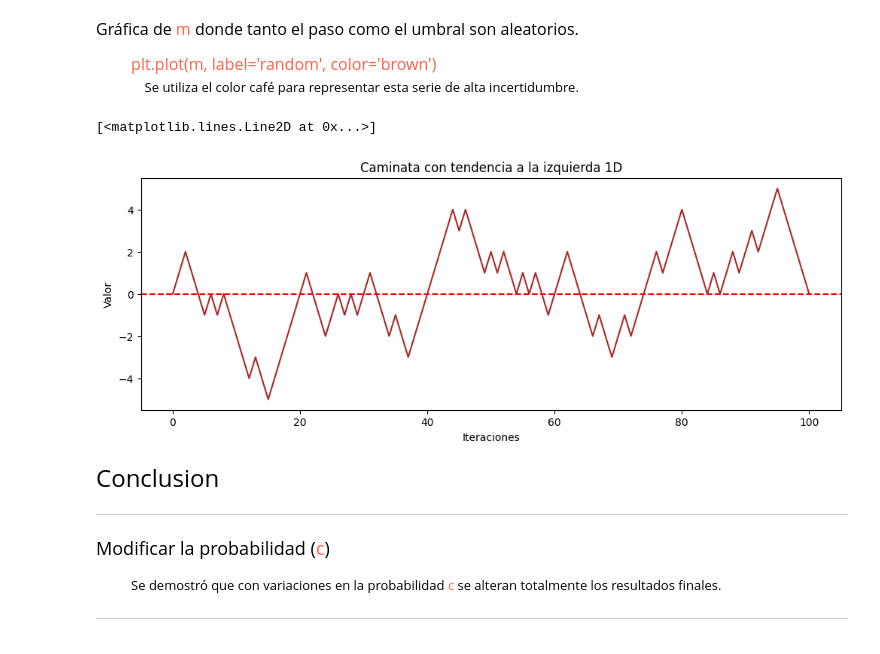
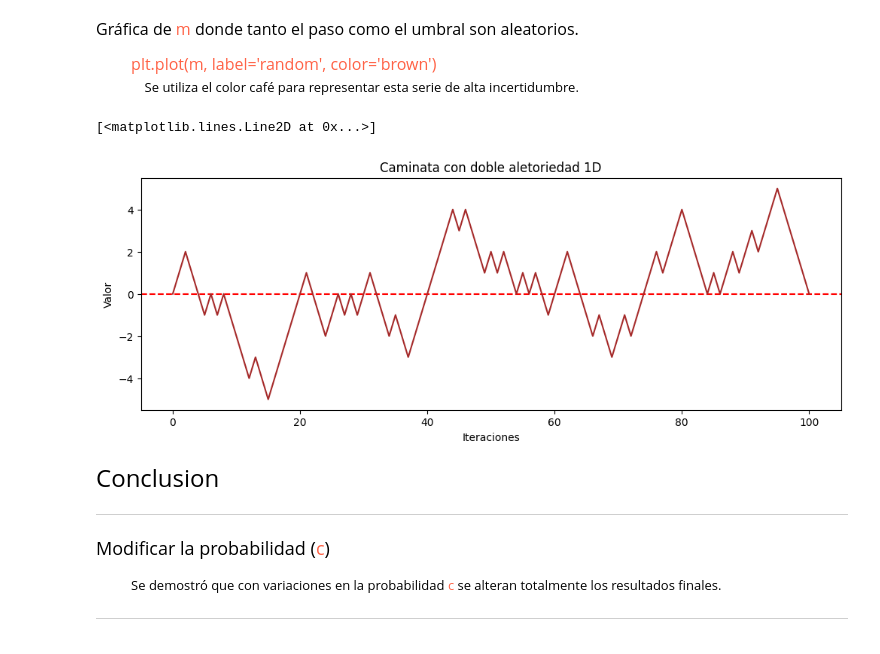
Before and after one commit to Lu1sV1rus/Estocasticos, a Jupyter notebook: Caminata_aleatoria_1D.ipynb, the cells around one changed output. Cells and saved outputs as stored; diff of their text form; code cells hidden in the pictures.

```diff
--- a/Caminata_aleatoria_1D.ipynb
+++ b/Caminata_aleatoria_1D.ipynb
@@ -496,15 +496,15 @@ Gráfica de <font color="tomato">m</font> donde tanto el paso como el umbral son
 </p>
 # %%
 # Grafica
-plt.figure(figsize=(12,4))
-plt.axhline(y=0, linestyle="--", color='red')
-plt.title('Caminata con tendencia a la izquierda 1D')
-plt.xlabel('Iteraciones')
-plt.ylabel('Valor')
-plt.plot(m, color='brown')
+plt.figure(figsize=(12,4))                          # Creo el plano
+plt.axhline(y=0, linestyle="--", color='red')       # Agrego una linea en X
+plt.title('Caminata con doble aletoriedad 1D')      # Titulo
+plt.xlabel('Iteraciones')                           # Eje X
+plt.ylabel('Valor')                                 # Eje Y
+plt.plot(m, color='brown')                          # Muestro la grafica
 # %% [output]
 [<matplotlib.lines.Line2D at 0x...>]
-[figure, old version]
+[figure, new version]
 # %% [markdown]
 <p><font size="5">Conclusion</font></p>
 
```
